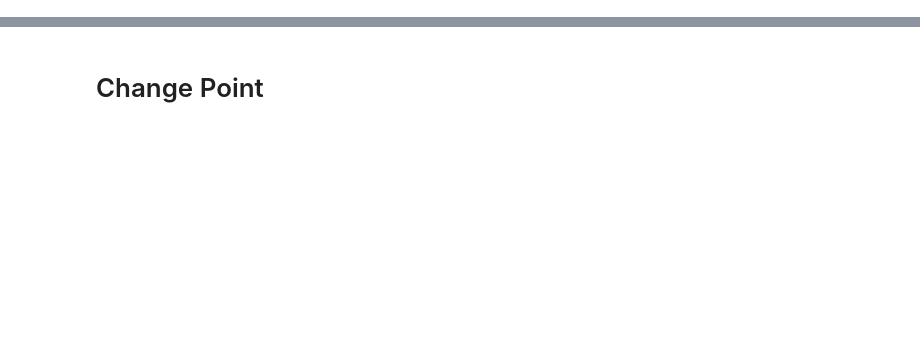
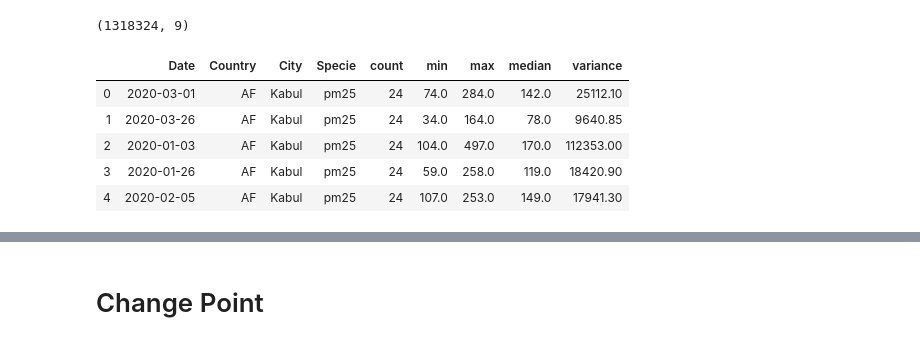
Before and after one commit to sherryxhu/Covid-Datafest-2020, a Jupyter notebook: EDA.ipynb, the cells around one changed output, grey strips where cells are left out. Saved outputs shown, nothing was run; the diff lists cells and outputs as text; code cells hidden in the pictures; blank space fills up the shorter version.

```diff
--- a/EDA.ipynb
+++ b/EDA.ipynb
@@ -14,6 +14,8 @@ df_2019Q3 = pd.read_csv("waqi-covid19-airqualitydata-2019Q3.csv")
 df_2019Q2 = pd.read_csv("waqi-covid19-airqualitydata-2019Q2.csv")
 df_2019Q1 = pd.read_csv("waqi-covid19-airqualitydata-2019Q1.csv")
 
+# df_2019 = df_2019Q4.append(df_2019Q3)
+
 df_2019_1 = df_2019Q4.append(df_2019Q3)
 df_2019_2 = df_2019_1.append(df_2019Q2)
 df_2019 = df_2019_2.append(df_2019Q1)
@@ -22,13 +24,25 @@ df_2020['Date'] = df_2020['Date'].astype('datetime64[ns]')
 df_2019['Date'] = df_2019['Date'].astype('datetime64[ns]')
 
 bad_species = ['wind gust', 'temperature', 'wind speed', 'wind-gust', 'pressure', 'dew', 'wind-speed',
-       'humidity', 'precipitation', 'wd', 'uvi']
-good_species = ['pm25', 'pm10', 'no2', 'o3', 'so2', 'co']
+       'humidity', 'precipitation', 'wd']
+# good_species = ['pm25', 'pm10', 'no2', 'o3', 'so2', 'co']
 
-# df_2020 = df_2020[~df_2020.Specie.isin(bad_species)]
-# df_2019 = df_2019[~df_2019.Specie.isin(bad_species)]
+df_2020 = df_2020[~df_2020.Specie.isin(bad_species)]
+df_2019 = df_2019[~df_2019.Specie.isin(bad_species)]
 
-df_2020 = df_2020[df_2020.Specie.isin(good_species)]
-df_2019 = df_2019[df_2019.Specie.isin(good_species)]
+# df_2020 = df_2020[df_2020.Specie.isin(good_species)]
+# df_2019 = df_2019[df_2019.Specie.isin(good_species)]
 
 df_combined = df_2020.append(df_2019)
+df_combined.shape
+# %% [output]
+(1318324, 9)
+# %%
+df_combined.head()
+# %% [output]
+|  | Date | Country | City | Specie | count | min | max | median | variance |
+| 0 | 2020-03-01 | AF | Kabul | pm25 | 24 | 74.0 | 284.0 | 142.0 | 25112.10 |
+| 1 | 2020-03-26 | AF | Kabul | pm25 | 24 | 34.0 | 164.0 | 78.0 | 9640.85 |
+| 2 | 2020-01-03 | AF | Kabul | pm25 | 24 | 104.0 | 497.0 | 170.0 | 112353.00 |
+| 3 | 2020-01-26 | AF | Kabul | pm25 | 24 | 59.0 | 258.0 | 119.0 | 18420.90 |
+| 4 | 2020-02-05 | AF | Kabul | pm25 | 24 | 107.0 | 253.0 | 149.0 | 17941.30 |
```
Also changed, not shown: parts of 22 cells of this notebook, 3 other files.
